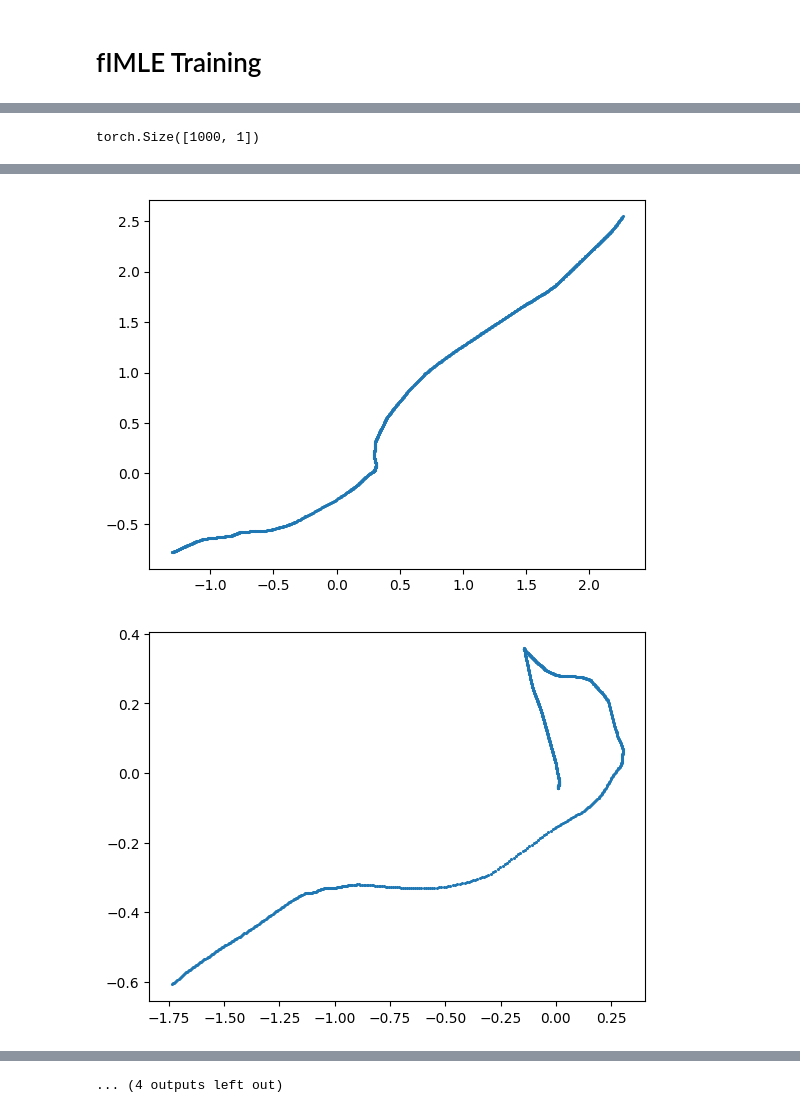
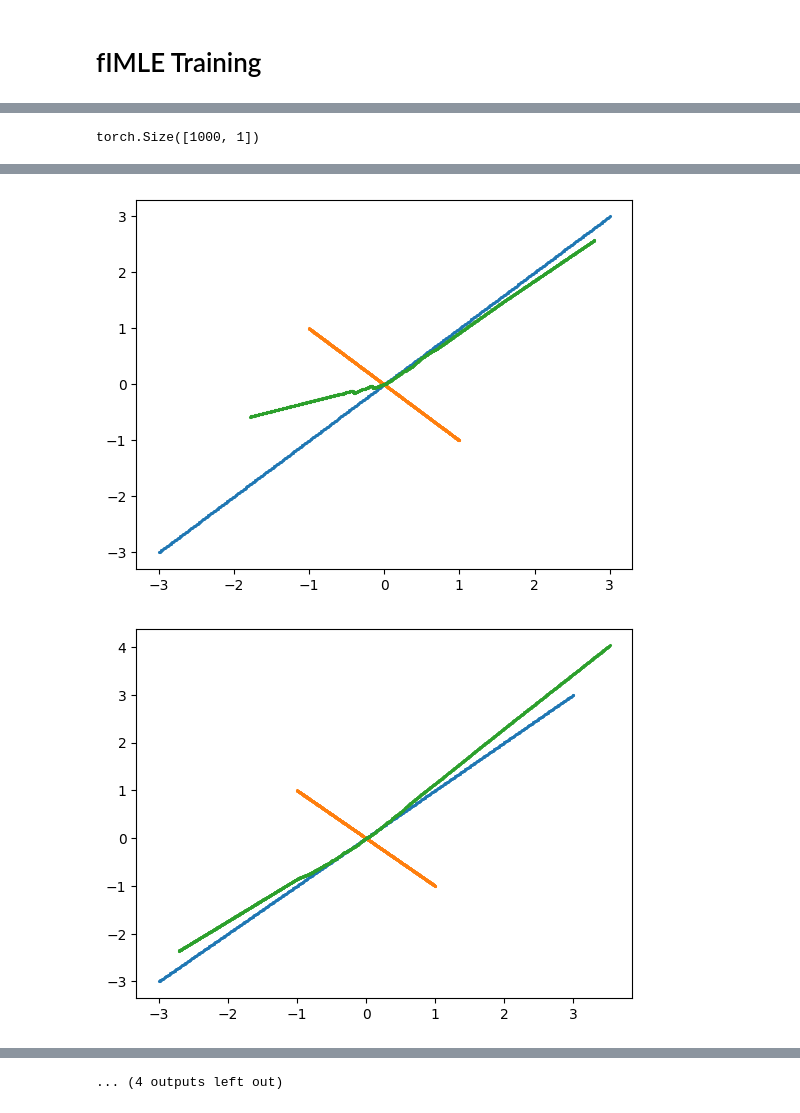
Before and after one commit to rajshreyas922/Human_Pose_Generation, a Jupyter notebook: ProvNERF Pose Generation/nD ProvNERF.ipynb, the cells around one changed output, grey strips where cells are left out. Cells and saved outputs as stored; diff of their text form; code cells hidden in the pictures.

```diff
--- a/ProvNERF Pose Generation/nD ProvNERF.ipynb
+++ b/ProvNERF Pose Generation/nD ProvNERF.ipynb
@@ -94,7 +104,7 @@ def generate_NN_latent_functions(num_samples, xdim=1, zdim=2, lambda_value=1):
     # Custom weight initialization function
     def weights_init_normal(m):
         if isinstance(m, nn.Linear):
-            nn.init.xavier_normal_(m.weight, gain=1.0)
+            nn.init.xavier_normal_(m.weight, gain=0.5)
             if m.bias is not None:
                 nn.init.constant_(m.bias, 0)
 
@@ -111,13 +121,12 @@ def generate_NN_latent_functions(num_samples, xdim=1, zdim=2, lambda_value=1):
 
 def find_nns(Y, G):
     Y = Y.unsqueeze(0)
-    result = torch.empty(G.shape[0])
+    G_reshaped = G.view(G.shape[0], -1)
+    Y_reshaped = Y.view(1, -1)
+    dists = torch.cdist(Y_reshaped, G_reshaped)
+    min_idx = torch.argmin(dists).item()
+    return min_idx
 
-    for i in range(G.shape[0]):
-        diffs = (((G[i, :, 0] - Y[0, :, 0]) ** 2 + (G[i, :, 1] - Y[0, :, 1]) ** 2)).sum()
-
-        result[i] = diffs
-    return torch.argmin(result).item()
 
 def f_loss(Y, G):
     num_curves = Y.shape[0]
@@ -131,7 +140,7 @@ def f_loss(Y, G):
 # %% [markdown]
 # fIMLE Training
 # %%
-epochs = 10000
+epochs = 3000
 staleness = 100
 num_Z_samples = 40
 lr = 0.001
@@ -159,14 +168,21 @@ for e in tqdm(range(epochs)):
         if e % staleness == 0:
             Zs = generate_NN_latent_functions(num_Z_samples, xdim, zdim, lambda_value=1)
             Zxs = torch.empty((num_Z_samples, num_points, zdim+1)).to(device)
-            for i, model in enumerate(Zs):
-                model = model.to(device)
-                Zx = model(t)
+            for i, Z in enumerate(Zs):
+                Z = Z.to(device)
+                Zx = Z(t)
                 Zx = torch.cat((Zx, t), dim = 1)
                 Zxs[i] = Zx
+
             generated = H_t(Zxs)
+
+
+            generated = generated.to(device)
             imle_nns = torch.tensor([find_nns(d, generated) for d in points], dtype=torch.long)
             imle_nn_z = [Zs[idx] for idx in imle_nns]
+
+
+
 
     optimizer.zero_grad()
     imle_transformed_points = torch.empty((points.shape[0], num_points, zdim+1)).to(device)
@@ -175,8 +191,14 @@ for e in tqdm(range(epochs)):
         Zx = model(t)
         Zx = torch.cat((Zx, t), dim = 1)
         imle_transformed_points[i] = Zx
+    outs = H_t(imle_transformed_points)
 
-    outs = H_t(imle_transformed_points)
+    # if e%100 == 0:
+    #     for i in range(1):
+    #         outs_disp = outs.to(device='cpu').detach().numpy()
+    #         plt.scatter(outs_disp[1, :, 0], outs_disp[1, :, 1], s=1.5)
+    #         plt.show()
+
     loss = f_loss(outs, points)
     losses.append(loss.item())
     loss.backward()
@@ -196,5 +218,5 @@ print(losses.pop())
 # %%
-t = torch.linspace(-1*torch.pi, 2*torch.pi, 1000)
+t = torch.linspace(-3*torch.pi, 3*torch.pi, 1000)
 t = t.unsqueeze(1).to(device)
 print(t.shape)
 
@@ -207,8 +229,8 @@ for i in range(15):
     Z = torch.cat((Z, t), dim = 1)
     out = H_t(Z)
     data = points.to("cpu").detach().numpy()
-    # for i in range(data.shape[0]):
-    #     plt.scatter(data[i, :, 0], data[i, :, 1], s=1.5)
+    for i in range(data.shape[0]):
+        plt.scatter(data[i, :, 0], data[i, :, 1], s=1.5)
     plt.scatter(out[:, 0].to('cpu').detach().numpy(), out[:, 1].to('cpu').detach().numpy(), s = 1.5)
     plt.show()
 # %% [output]
@@ -220,2 +242,2 @@ torch.Size([1000, 1])
-[figure, old version]
+[figure, new version]
-[figure, old version]
+[figure, new version]
```
Also changed, not shown: parts of 5 cells of this notebook, 32 other files.
